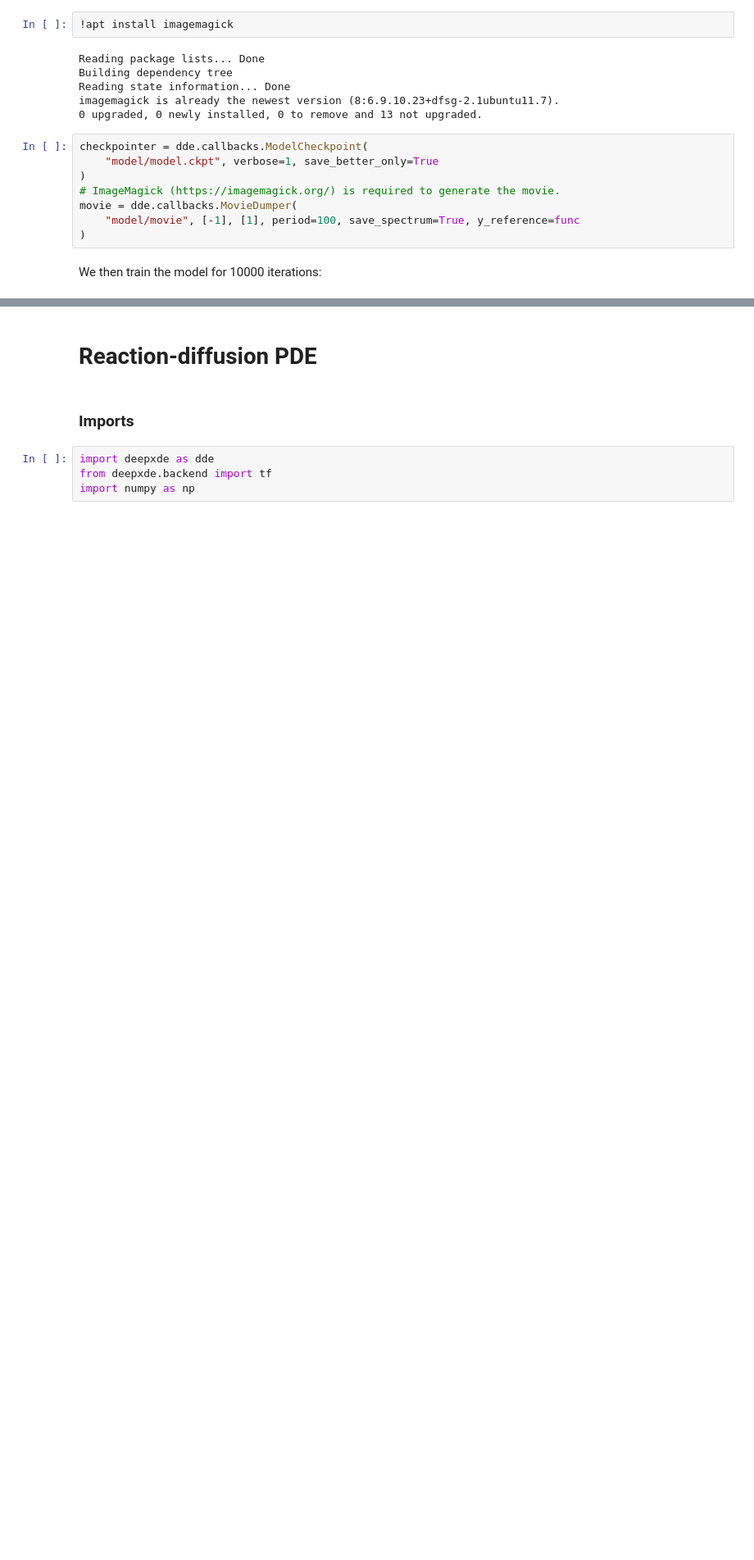
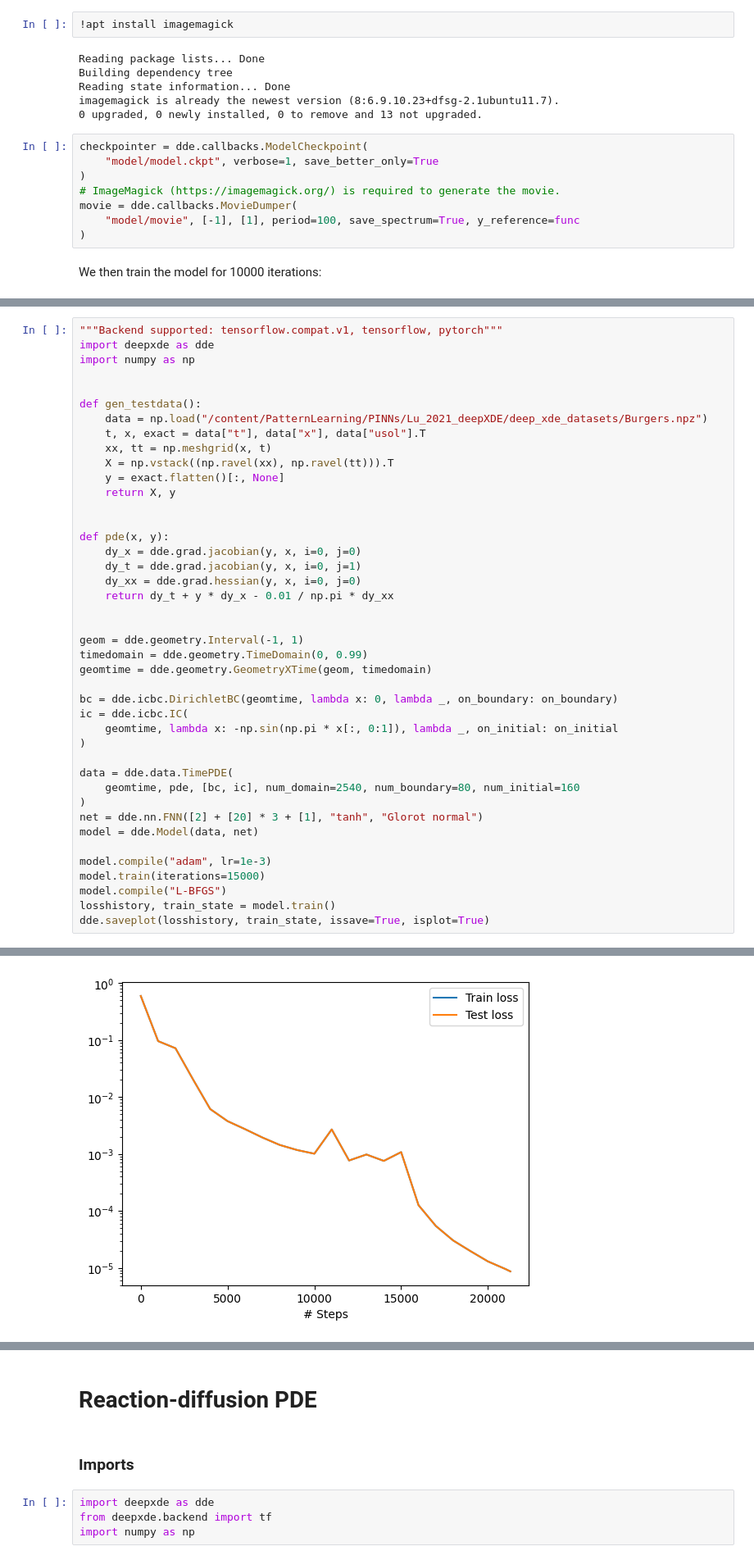
Before and after one commit to ianbgroves/PatternLearning, a Jupyter notebook: PINNs/Lu_2021_deepXDE/DeepXDE_tests.ipynb, the cells around one changed output, grey strips where cells are left out. Shown: that part at 82% size. Saved outputs shown, nothing was run; the diff lists cells and outputs as text; blank space fills up the shorter version.

```diff
--- a/PINNs/Lu_2021_deepXDE/DeepXDE_tests.ipynb
+++ b/PINNs/Lu_2021_deepXDE/DeepXDE_tests.ipynb
@@ -176,0 +210,43 @@ Epoch 2000: train loss improved from 8.04e-04 to 2.18e-04, saving model to model
+# %%
+"""Backend supported: tensorflow.compat.v1, tensorflow, pytorch"""
+import deepxde as dde
+import numpy as np
+
+
+def gen_testdata():
+    data = np.load("/content/PatternLearning/PINNs/Lu_2021_deepXDE/deep_xde_datasets/Burgers.npz")
+    t, x, exact = data["t"], data["x"], data["usol"].T
+    xx, tt = np.meshgrid(x, t)
+    X = np.vstack((np.ravel(xx), np.ravel(tt))).T
+    y = exact.flatten()[:, None]
+    return X, y
+
+
+def pde(x, y):
+    dy_x = dde.grad.jacobian(y, x, i=0, j=0)
+    dy_t = dde.grad.jacobian(y, x, i=0, j=1)
+    dy_xx = dde.grad.hessian(y, x, i=0, j=0)
+    return dy_t + y * dy_x - 0.01 / np.pi * dy_xx
+
+
+geom = dde.geometry.Interval(-1, 1)
+timedomain = dde.geometry.TimeDomain(0, 0.99)
+geomtime = dde.geometry.GeometryXTime(geom, timedomain)
+
+bc = dde.icbc.DirichletBC(geomtime, lambda x: 0, lambda _, on_boundary: on_boundary)
+ic = dde.icbc.IC(
+    geomtime, lambda x: -np.sin(np.pi * x[:, 0:1]), lambda _, on_initial: on_initial
+)
+
+data = dde.data.TimePDE(
+    geomtime, pde, [bc, ic], num_domain=2540, num_boundary=80, num_initial=160
+)
+net = dde.nn.FNN([2] + [20] * 3 + [1], "tanh", "Glorot normal")
+model = dde.Model(data, net)
+
+model.compile("adam", lr=1e-3)
+model.train(iterations=15000)
+model.compile("L-BFGS")
+losshistory, train_state = model.train()
+dde.saveplot(losshistory, train_state, issave=True, isplot=True)
+# %% [output]
@@ -176,0 +270 @@ Epoch 2000: train loss improved from 8.04e-04 to 2.18e-04, saving model to model
+[figure, added]
```
Also changed, not shown: parts of 31 cells of this notebook.
